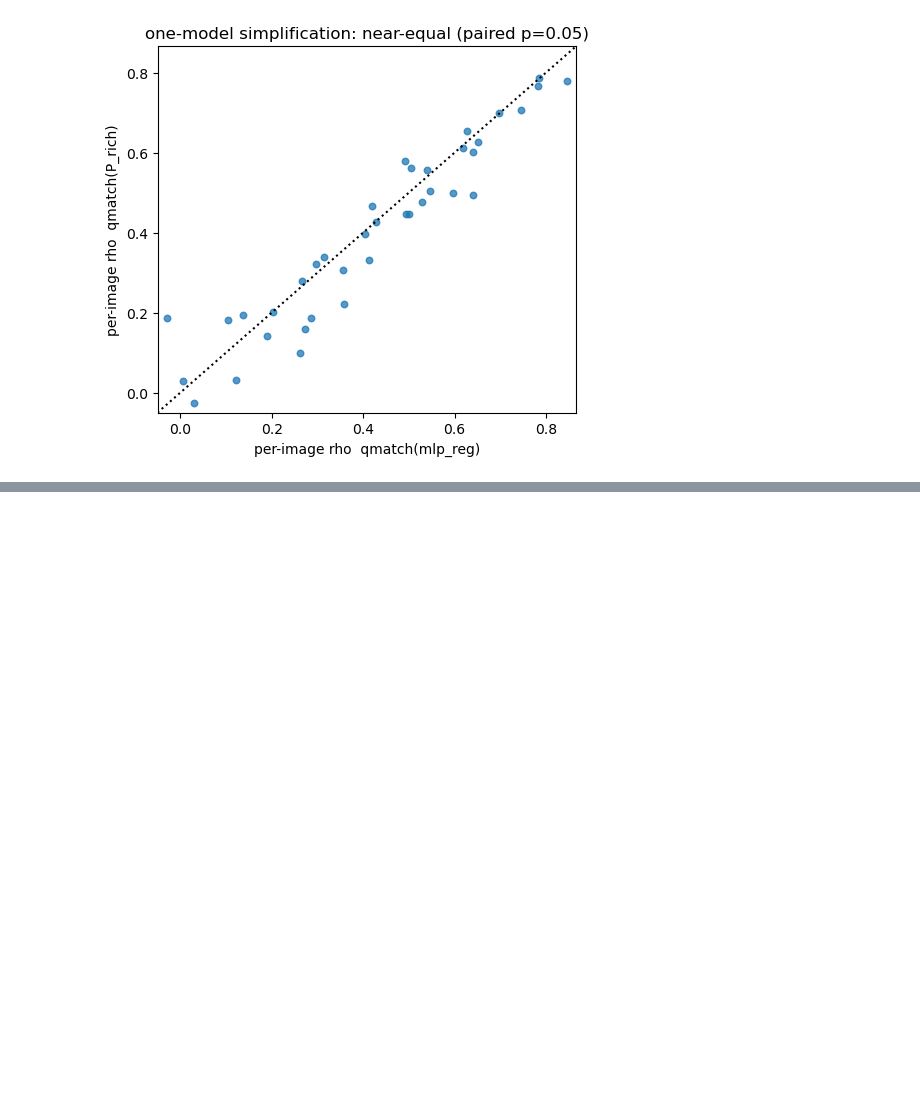
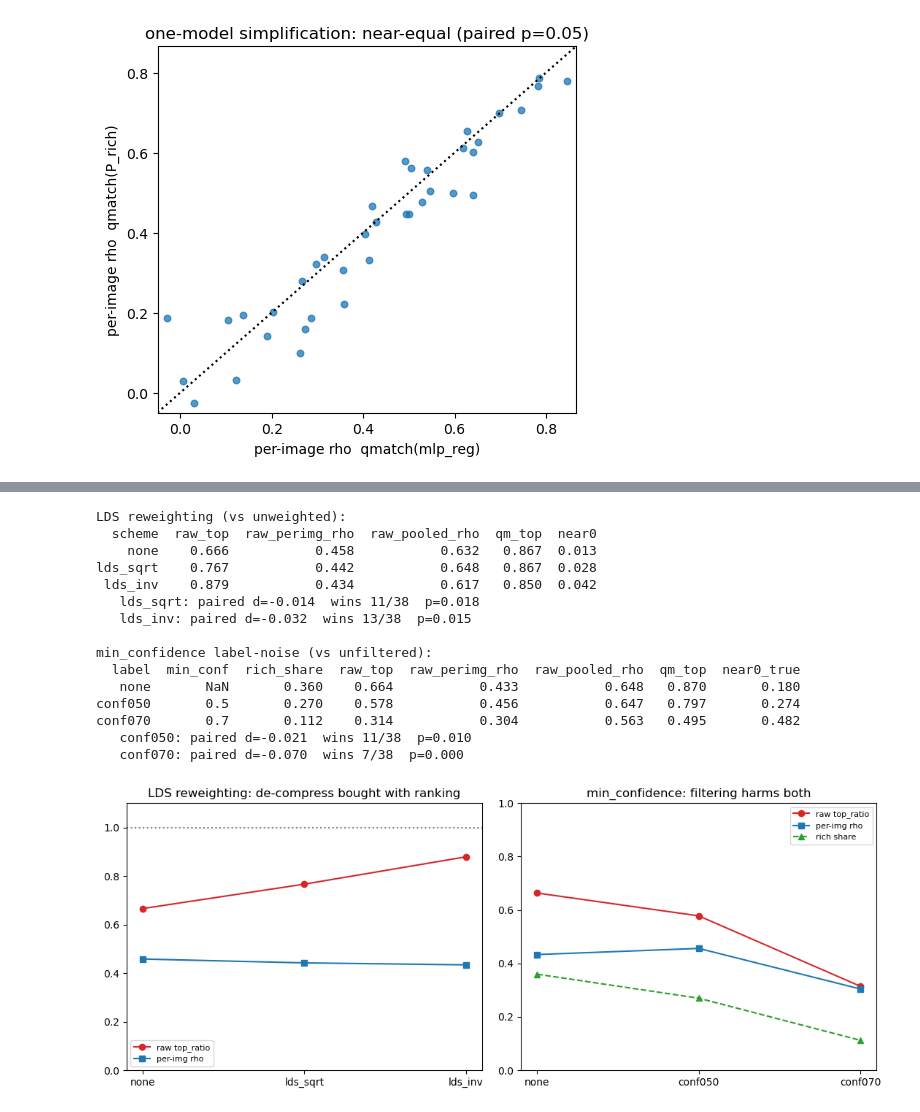
Before and after one commit to brianvamaro/hirise2ctx, a Jupyter notebook: notebooks/23_calibration_diagnostic.ipynb, the cells around one changed output, grey strips where cells are left out. Drawn from its saved outputs; the diff is of its cells as text; code cells hidden in the pictures; blank space fills up the shorter version.

```diff
--- a/notebooks/23_calibration_diagnostic.ipynb
+++ b/notebooks/23_calibration_diagnostic.ipynb
@@ -485 +501,56 @@ paired per-image rho  qmatch(P_rich) vs qmatch(mlp_reg): n=38 dmed=-0.021  P_ric
+# %%
+from scipy.stats import spearmanr, wilcoxon
+BO = REPO / "models/fang_tier2/l1_bakeoff"
+
+def paired_vs(base_df, df):
+    def pim(d):
+        return {o: spearmanr(g.y_true, g.y_pred).correlation for o, g in d.groupby("obs_id")
+                if g.y_true.nunique() > 1}
+    a, b = pim(df), pim(base_df)
+    k = [x for x in b if x in a and np.isfinite(a[x]) and np.isfinite(b[x])]
+    aa = np.array([a[x] for x in k]); bb = np.array([b[x] for x in k])
+    return np.median(aa - bb), int((aa > bb).sum()), len(k), wilcoxon(aa, bb).pvalue
+
+rw = pd.read_csv(BO / "reweight_scorecard.csv"); mc = pd.read_csv(BO / "minconf_scorecard.csv")
+print("LDS reweighting (vs unweighted):")
+print(rw.round(3).to_string(index=False))
+rwb = pd.read_parquet(BO / "preds_reweight_none.parquet")
+for s in ["lds_sqrt", "lds_inv"]:
+    d, w, n, p = paired_vs(rwb, pd.read_parquet(BO / f"preds_reweight_{s}.parquet"))
+    print(f"   {s}: paired d={d:+.3f}  wins {w}/{n}  p={p:.3f}")
+
+print("\nmin_confidence label-noise (vs unfiltered):")
+print(mc.round(3).to_string(index=False))
+mcb = pd.read_parquet(BO / "preds_minconf_none.parquet")
+for s in ["conf050", "conf070"]:
+    d, w, n, p = paired_vs(mcb, pd.read_parquet(BO / f"preds_minconf_{s}.parquet"))
+    print(f"   {s}: paired d={d:+.3f}  wins {w}/{n}  p={p:.3f}")
+
+fig, ax = plt.subplots(1, 2, figsize=(11, 4.4))
+ax[0].plot(rw.scheme, rw.raw_top, "o-", color="tab:red", label="raw top_ratio")
+ax[0].plot(rw.scheme, rw.raw_perimg_rho, "s-", color="tab:blue", label="per-img rho")
+ax[0].axhline(1.0, ls=":", c="grey"); ax[0].set_ylim(0, 1.1)
+ax[0].set_title("LDS reweighting: de-compress bought with ranking"); ax[0].legend(fontsize=8)
+ax[1].plot(mc.label, mc.raw_top, "o-", color="tab:red", label="raw top_ratio")
+ax[1].plot(mc.label, mc.raw_perimg_rho, "s-", color="tab:blue", label="per-img rho")
+ax[1].plot(mc.label, mc.rich_share, "^--", color="tab:green", label="rich share")
+ax[1].set_ylim(0, 1.0); ax[1].set_title("min_confidence: filtering harms both"); ax[1].legend(fontsize=8)
+fig.tight_layout(); fig.savefig(FIG / "23_tier2_label_reweight.png", dpi=130)
+# %% [output]
+LDS reweighting (vs unweighted):
+  scheme  raw_top  raw_perimg_rho  raw_pooled_rho  qm_top  near0
+    none    0.666           0.458           0.632   0.867  0.013
+lds_sqrt    0.767           0.442           0.648   0.867  0.028
+ lds_inv    0.879           0.434           0.617   0.850  0.042
+   lds_sqrt: paired d=-0.014  wins 11/38  p=0.018
+   lds_inv: paired d=-0.032  wins 13/38  p=0.015
+
+min_confidence label-noise (vs unfiltered):
+  label  min_conf  rich_share  raw_top  raw_perimg_rho  raw_pooled_rho  qm_top  near0_true
+   none       NaN       0.360    0.664           0.433           0.648   0.870       0.180
+conf050       0.5       0.270    0.578           0.456           0.647   0.797       0.274
+conf070       0.7       0.112    0.314           0.304           0.563   0.495       0.482
+   conf050: paired d=-0.021  wins 11/38  p=0.010
+   conf070: paired d=-0.070  wins 7/38  p=0.000
+[figure, added]
 # %% [markdown]
```
Also changed, not shown: parts of 3 cells of this notebook, 6 other files.
